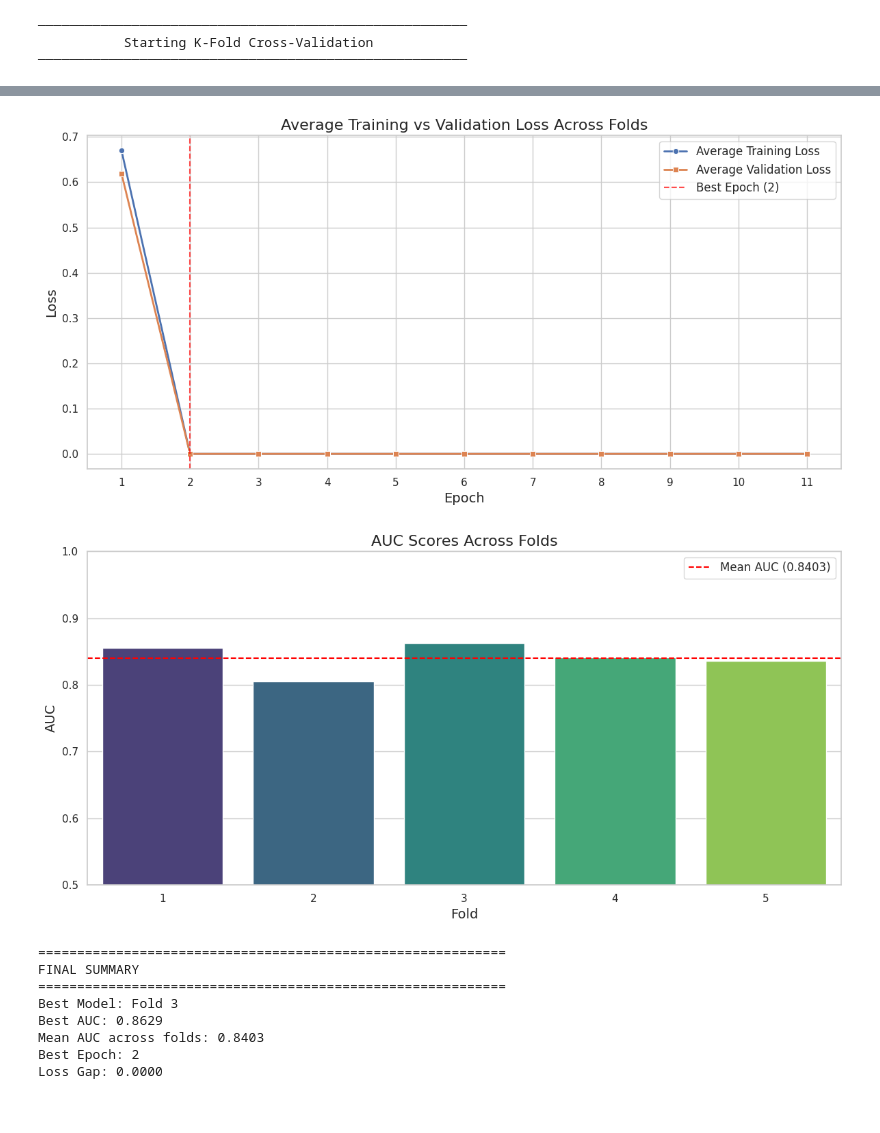
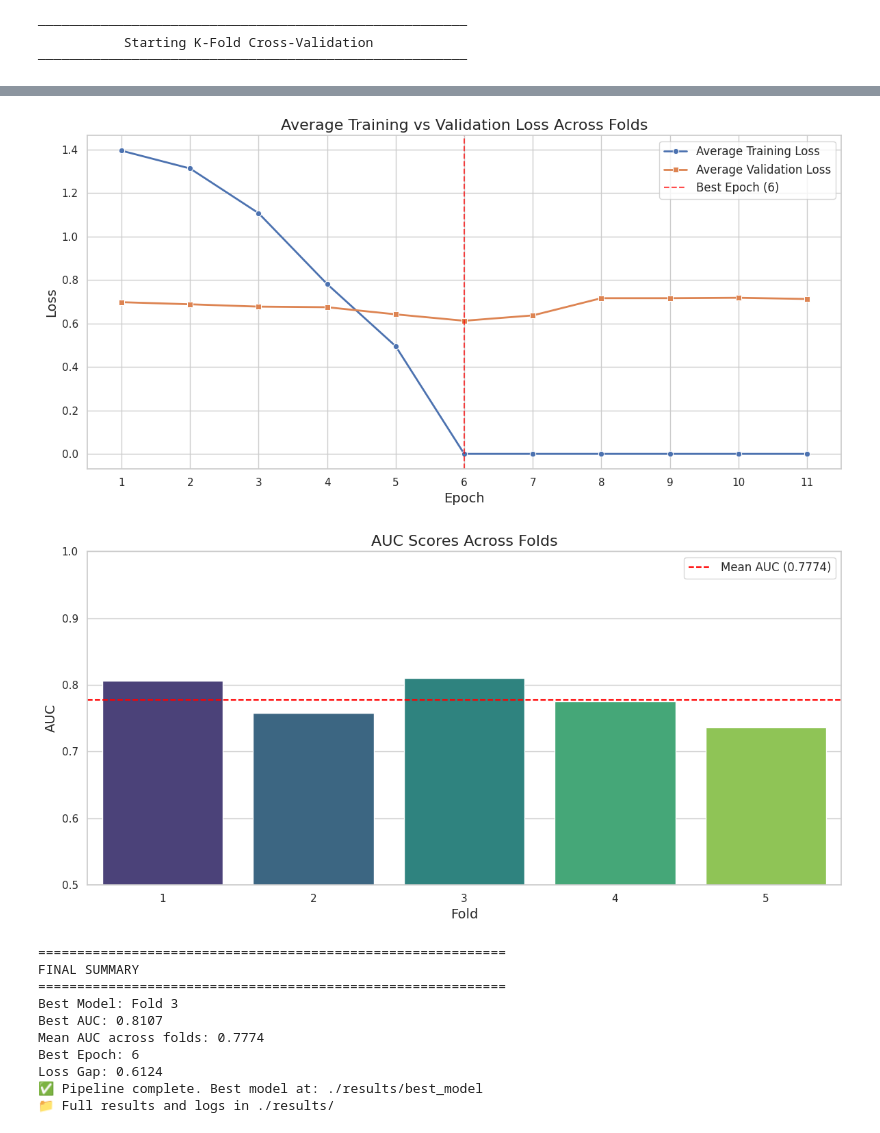
Before and after one commit to ahs95/Agile-Community-Rules-Classification-competition-kaggle, a Jupyter notebook: Reddit Comment Rule Violation Prediction.ipynb, the cells around one changed output, grey strips where cells are left out. Saved outputs shown, nothing was run; the diff lists cells and outputs as text; code cells hidden in the pictures.

```diff
--- a/Reddit Comment Rule Violation Prediction.ipynb
+++ b/Reddit Comment Rule Violation Prediction.ipynb
@@ -431,7 +580,7 @@ for fold, (train_idx, val_idx) in enumerate(skf.split(texts, labels)):
         per_device_train_batch_size=16,
         per_device_eval_batch_size=16,
         gradient_accumulation_steps=2,
-        learning_rate=1e-5,
+        learning_rate=2e-5,
         warmup_ratio=0.1,
         weight_decay=0.1,
         max_grad_norm=1.0,
@@ -459,7 +608,7 @@ for fold, (train_idx, val_idx) in enumerate(skf.split(texts, labels)):
         eval_dataset=val_dataset,
         compute_metrics=compute_metrics,
         tokenizer=tokenizer,
-        callbacks=[EarlyStoppingCallback(early_stopping_patience=3)],  # More robust
+        callbacks=[EarlyStoppingCallback(early_stopping_patience=3)],
     )
 
     # --- Training ---
@@ -491,17 +640,8 @@ for fold, (train_idx, val_idx) in enumerate(skf.split(texts, labels)):
     }
     all_fold_results.append(fold_result)
 
-    # Save fold summary (even if not best)
-    with open(f"{fold_output_dir}/fold_summary.json", "w") as f:
-        json.dump(fold_result, f, indent=2)
-
-    # Save to central results file
-    with open("./results/fold_results.json", "w") as f:
-        json.dump(all_fold_results, f, indent=2)
-
     # --- Save Best Model Across Folds ---
     if fold_auc > best_auc:
-        # Backup previous best if exists
         if os.path.exists(best_model_path):
             backup_path = f"{best_model_path}_backup_fold{best_fold}"
             if os.path.exists(backup_path):
@@ -509,23 +649,19 @@ for fold, (train_idx, val_idx) in enumerate(skf.split(texts, labels)):
             shutil.move(best_model_path, backup_path)
             print(f"📦 Previous best model backed up to {backup_path}")
 
-        # Save current best
         if os.path.exists(best_model_path):
             shutil.rmtree(best_model_path)
         trainer.save_model(best_model_path)
         tokenizer.save_pretrained(best_model_path)
         best_auc = fold_auc
         best_fold = fold
-        best_fold_model_dir = fold_output_dir  # Save full dir for reference
         print(f"✅ New best model saved! Fold {fold+1} with AUC: {fold_auc:.4f}")
 
-    # --- Cleanup: Delete checkpoints, keep logs and summary ---
+    # --- Cleanup ---
     checkpoint_dir = f"{fold_output_dir}/checkpoints"
     if os.path.exists(checkpoint_dir):
-        shutil.rmtree(checkpoint_dir)  # Delete checkpoints only
-        print(f"🧹 Checkpoints cleaned up for fold {fold+1}")
+        shutil.rmtree(checkpoint_dir)
 
-    # --- Memory cleanup ---
     del model, trainer
     torch.cuda.empty_cache()
     print(f"🧠 Memory cleaned for fold {fold+1}")
@@ -537,10 +673,6 @@ print_header("K-Fold CV Completed!")
 print(f"\n🏆 Best Fold: {best_fold + 1} | AUC: {best_auc:.4f}")
 print(f"📊 All Fold AUCs: {[r['auc'] for r in all_fold_results]}")
 print(f"📈 Mean AUC: {np.mean([r['auc'] for r in all_fold_results]):.4f} ± {np.std([r['auc'] for r in all_fold_results]):.4f}")
-
-# --- Final Cleanup: Keep only best model and results ---
-print("✅ Pipeline complete. Best model at:", best_model_path)
-print("📁 Full results and logs in ./results/")
 # %% [output]
 ───────────────────────────────────────────────────────
                    Training Fold 1/5
@@ -585,16 +719,8 @@ Fold 2 AUC: 0.8056
 ... (18 outputs left out)
 # %%
-print(f"\n{'='*50}")
-print(f"K-Fold Cross-Validation Complete")
-print(f"{'='*50}")
-print(f"Best Fold: {best_fold+1}")
-print(f"Best AUC: {best_auc:.4f}")
-print(f"Best model saved to: {best_model_path}")
+# --- Final Analysis ---
+analysis_results = analyze_kfold_performance(all_fold_results)
 
-# Analyze performance
-analysis_results = analyze_kfold_performance(all_fold_results, train_texts_fold, training_args)
-
-# Print summary
 print("\n" + "="*60)
 print("FINAL SUMMARY")
 print("="*60)
@@ -614,4 +740,7 @@ with open('./analysis_results.txt', 'w') as f:
     f.write(f"Best Training Loss: {analysis_results['best_train_loss']:.4f}\n")
     f.write(f"Best Validation Loss: {analysis_results['best_val_loss']:.4f}\n")
     f.write(f"Loss Gap: {analysis_results['loss_gap']:.4f}\n")
+
+print("✅ Pipeline complete. Best model at:", best_model_path)
+print("📁 Full results and logs in ./results/")
 # %% [output]
@@ -635,10 +764,12 @@ The model performs consistently across all folds
-[figure, old version]
+[figure, new version]
-[figure, old version]
+[figure, new version]
 ============================================================
 FINAL SUMMARY
 ============================================================
 Best Model: Fold 3
-Best AUC: 0.8629
-Mean AUC across folds: 0.8403
-Best Epoch: 2
-Loss Gap: 0.0000
+Best AUC: 0.8107
+Mean AUC across folds: 0.7774
+Best Epoch: 6
+Loss Gap: 0.6124
+✅ Pipeline complete. Best model at: ./results/best_model
+📁 Full results and logs in ./results/
```
Also changed, not shown: parts of 12 cells of this notebook.
